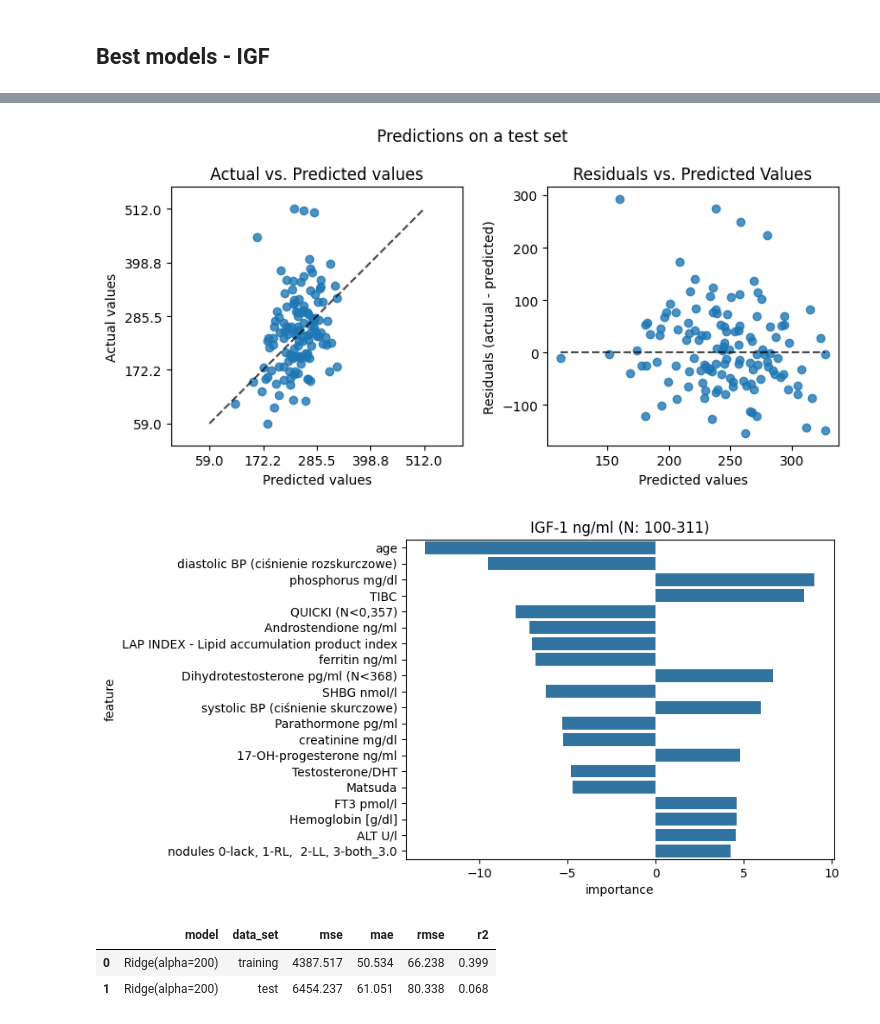
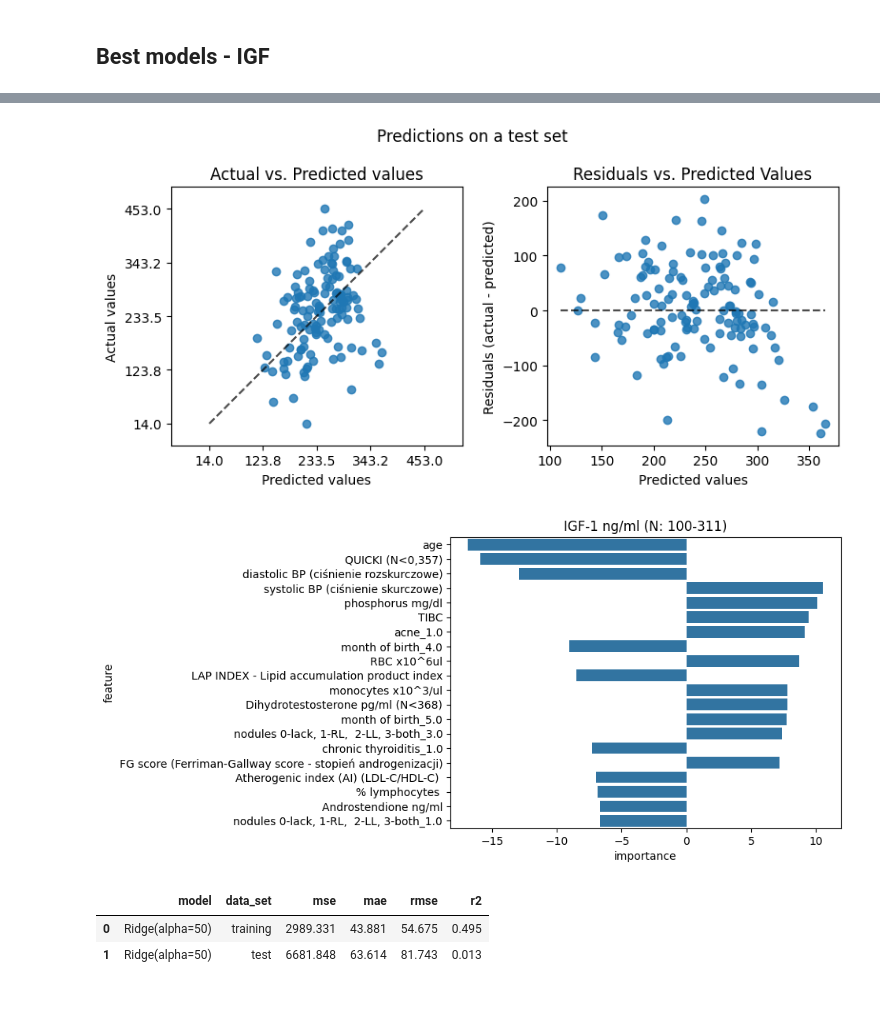
Before and after one commit to Karina-00/Master_project, a Jupyter notebook: igf_models.ipynb, the cells around one changed output, grey strips where cells are left out. Drawn from its saved outputs; the diff is of its cells as text; code cells hidden in the pictures.

```diff
--- a/igf_models.ipynb
+++ b/igf_models.ipynb
@@ -63,0 +70,5 @@ df.sample(5)
+# %%
+mean = df[IGF].mean()
+std = df[IGF].std()
+zscore_3_threshold = mean + (3*std)
+df[df[IGF] > zscore_3_threshold][IGF]
@@ -64,3 +85,5 @@ df.sample(5)
+# %%
+df.loc[df[IGF] > zscore_3_threshold, IGF] = np.nan
 # %%
 df_igf_cleaned = df.dropna(subset=[IGF])
 
@@ -315,5 +345,5 @@ vit_d_model_scores_df
 # %%
-ridge_model = Ridge(alpha=200)
+ridge_model = Ridge(alpha=50)
 
 vit_d_model_scores_df, feature_importnces_ridge = train_model(ridge_model, IGF, X_train_igf, y_train_igf, X_test_igf, y_test_igf, continuous_preprocessor, categorical_preprocessor, get_feature_importance_lasso)
 vit_d_model_scores_df
@@ -322,8 +352,8 @@ vit_d_model_scores_df
-[figure, old version]
+[figure, new version]
-[figure, old version]
+[figure, new version]
 |  | model | data_set | mse | mae | rmse | r2 |
-| 0 | Ridge(alpha=200) | training | 4387.517 | 50.534 | 66.238 | 0.399 |
-| 1 | Ridge(alpha=200) | test | 6454.237 | 61.051 | 80.338 | 0.068 |
+| 0 | Ridge(alpha=50) | training | 2989.331 | 43.881 | 54.675 | 0.495 |
+| 1 | Ridge(alpha=50) | test | 6681.848 | 63.614 | 81.743 | 0.013 |
 # %%
 tree_model = DecisionTreeRegressor(criterion="squared_error", max_depth=15, min_samples_leaf=25, min_samples_split=15, splitter='random', random_state=16)
 vit_d_model_scores_df, feature_importnces_tree = train_model(tree_model, IGF, X_train_igf, y_train_igf, X_test_igf, y_test_igf, continuous_preprocessor, categorical_preprocessor, get_feature_importance_tree)
```
Also changed, not shown: parts of 19 cells of this notebook, 5 other files.
